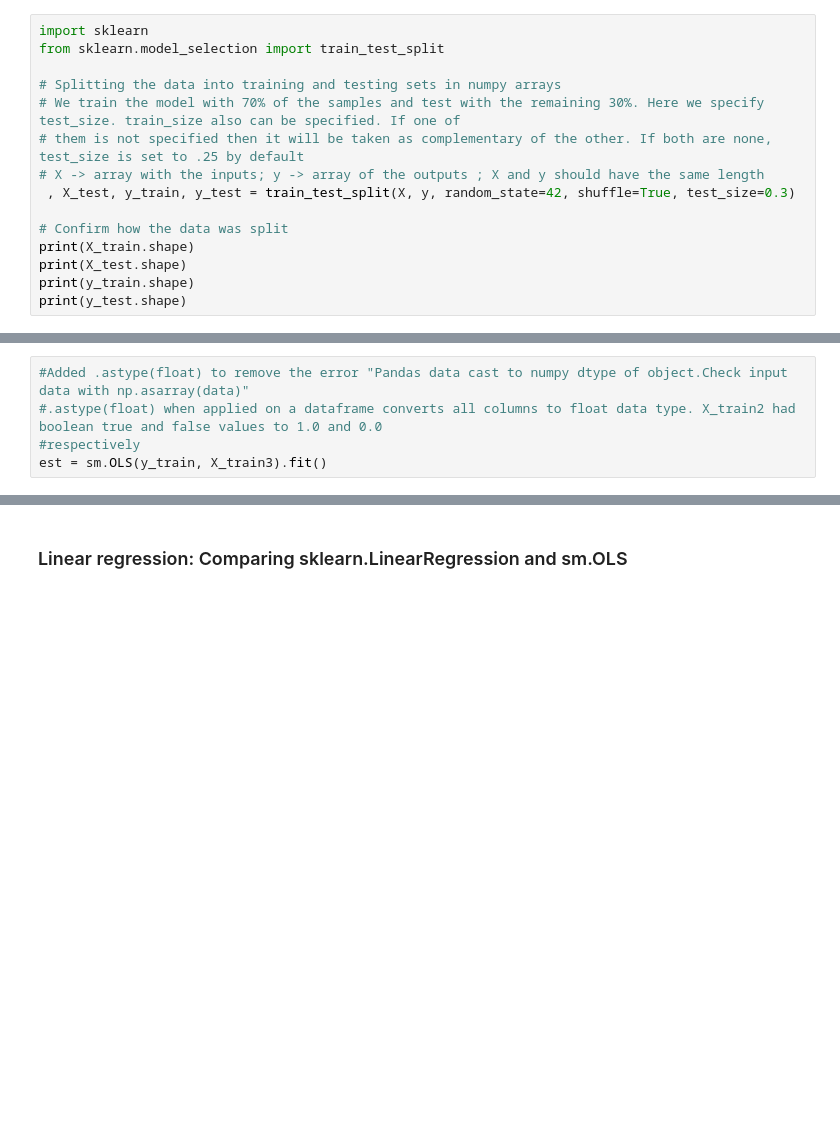
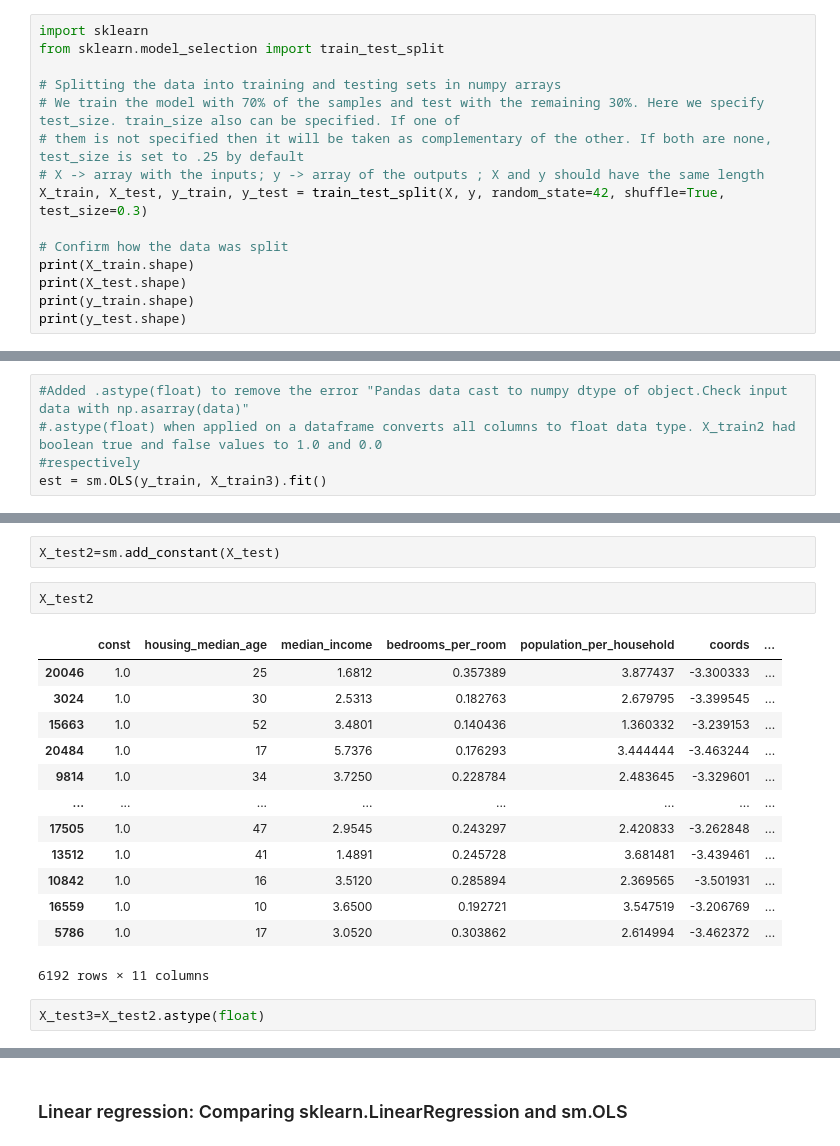
Before and after one commit to nishags83g/my-ai-learning, a Jupyter notebook: mylearnings.ipynb, the cells around one changed output, grey strips where cells are left out. Saved outputs shown, nothing was run; the diff lists cells and outputs as text; blank space fills up the shorter version.

```diff
--- a/mylearnings.ipynb
+++ b/mylearnings.ipynb
@@ -593,7 +593,7 @@ from sklearn.model_selection import train_test_split
 # We train the model with 70% of the samples and test with the remaining 30%. Here we specify test_size. train_size also can be specified. If one of
 # them is not specified then it will be taken as complementary of the other. If both are none, test_size is set to .25 by default
 # X -> array with the inputs; y -> array of the outputs ; X and y should have the same length
- , X_test, y_train, y_test = train_test_split(X, y, random_state=42, shuffle=True, test_size=0.3)
+X_train, X_test, y_train, y_test = train_test_split(X, y, random_state=42, shuffle=True, test_size=0.3)
 
 # Confirm how the data was split
 print(X_train.shape)
@@ -753,3 +759,23 @@ Notes:
 [1] Standard Errors assume that the covariance matrix of the errors is correctly specified.
 [2] The smallest eigenvalue is 2.12e-28. This might indicate that there are
 strong multicollinearity problems or that the design matrix is singular.
+# %%
+X_test2=sm.add_constant(X_test)
+# %%
+X_test2
+# %% [output]
+|  | const | housing_median_age | median_income | bedrooms_per_room | population_per_household | coords | ... |
+| 20046 | 1.0 | 25 | 1.6812 | 0.357389 | 3.877437 | -3.300333 | ... |
+| 3024 | 1.0 | 30 | 2.5313 | 0.182763 | 2.679795 | -3.399545 | ... |
+| 15663 | 1.0 | 52 | 3.4801 | 0.140436 | 1.360332 | -3.239153 | ... |
+| 20484 | 1.0 | 17 | 5.7376 | 0.176293 | 3.444444 | -3.463244 | ... |
+| 9814 | 1.0 | 34 | 3.7250 | 0.228784 | 2.483645 | -3.329601 | ... |
+| ... | ... | ... | ... | ... | ... | ... | ... |
+| 17505 | 1.0 | 47 | 2.9545 | 0.243297 | 2.420833 | -3.262848 | ... |
+| 13512 | 1.0 | 41 | 1.4891 | 0.245728 | 3.681481 | -3.439461 | ... |
+| 10842 | 1.0 | 16 | 3.5120 | 0.285894 | 2.369565 | -3.501931 | ... |
+| 16559 | 1.0 | 10 | 3.6500 | 0.192721 | 3.547519 | -3.206769 | ... |
+| 5786 | 1.0 | 17 | 3.0520 | 0.303862 | 2.614994 | -3.462372 | ... |
+6192 rows × 11 columns
+# %%
+X_test3=X_test2.astype(float)
```
Also changed, not shown: parts of 12 cells of this notebook.
